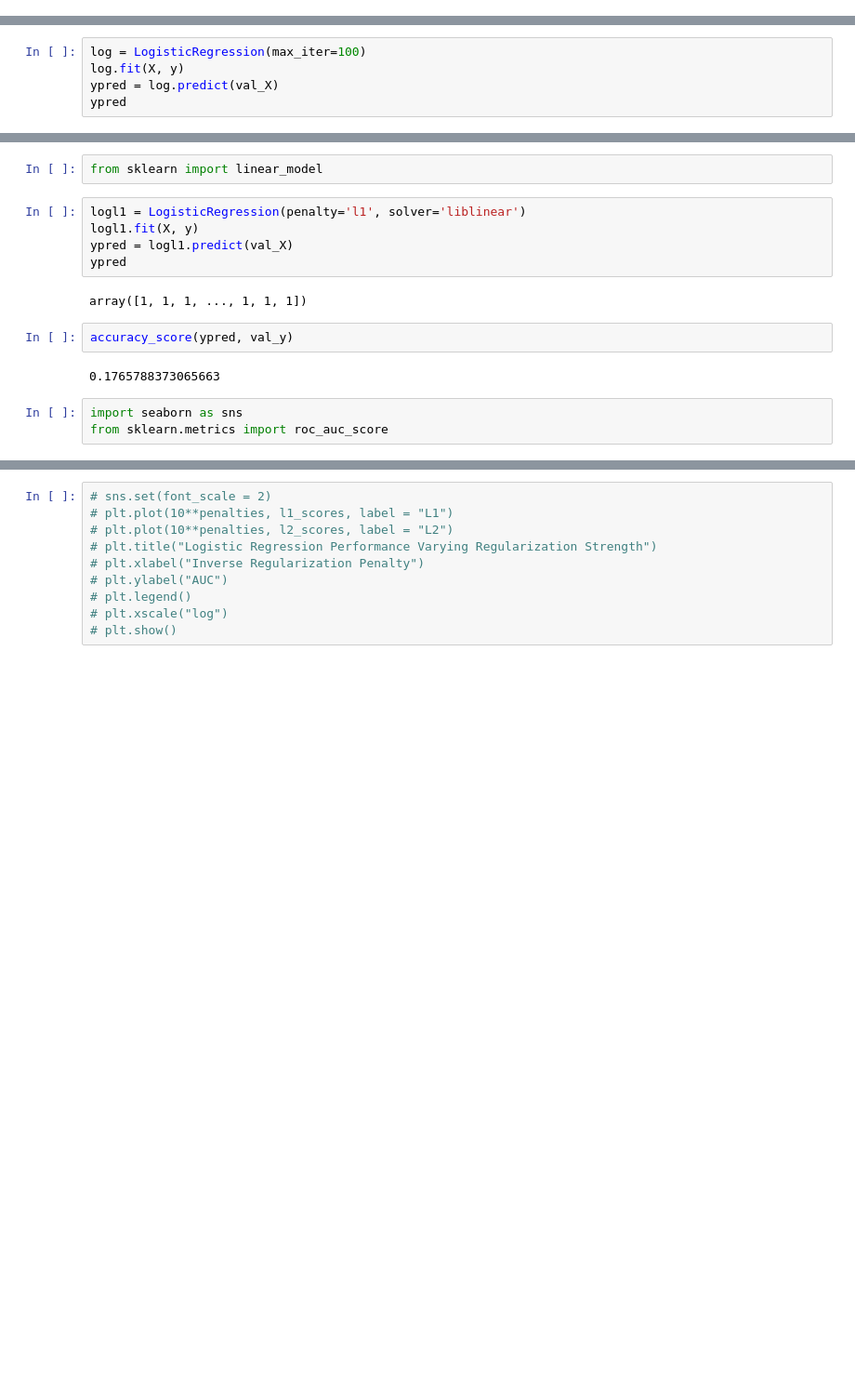
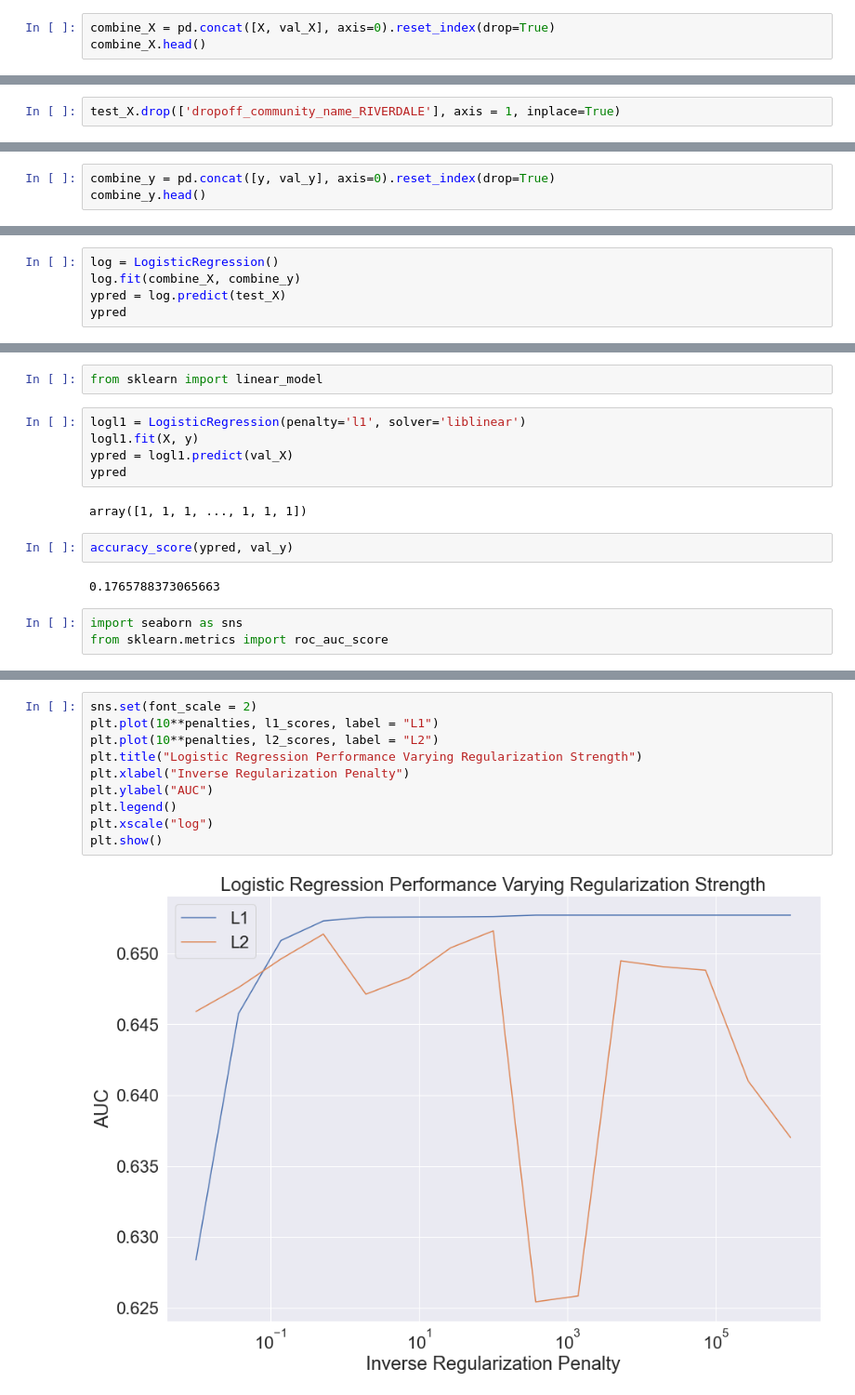
Before and after one commit to mjtv128/705-FinalProject, a Jupyter notebook: snow.ipynb, the cells around one changed output, grey strips where cells are left out. Shown at 93% size. Cells and saved outputs as stored; diff of their text form; blank space fills up the shorter version.

```diff
--- a/snow.ipynb
+++ b/snow.ipynb
@@ -322,0 +395,3 @@ X.drop(['dropoff_community_name_RIVERDALE'], axis = 1, inplace=True)
+# %%
+combine_X = pd.concat([X, val_X], axis=0).reset_index(drop=True)
+combine_X.head()
@@ -322,0 +416,2 @@ X.drop(['dropoff_community_name_RIVERDALE'], axis = 1, inplace=True)
+# %%
+test_X.drop(['dropoff_community_name_RIVERDALE'], axis = 1, inplace=True)
@@ -322,0 +424,3 @@ X.drop(['dropoff_community_name_RIVERDALE'], axis = 1, inplace=True)
+# %%
+combine_y = pd.concat([y, val_y], axis=0).reset_index(drop=True)
+combine_y.head()
@@ -323,7 +434,7 @@ X.drop(['dropoff_community_name_RIVERDALE'], axis = 1, inplace=True)
 # %%
-log = LogisticRegression(max_iter=100)
-log.fit(X, y)
-ypred = log.predict(val_X)
+log = LogisticRegression()
+log.fit(combine_X, combine_y)
+ypred = log.predict(test_X)
 ypred
 # %% [output]
 STOP: TOTAL NO. of ITERATIONS REACHED LIMIT.
@@ -384,10 +501,12 @@ from sklearn.metrics import roc_auc_score
 # %%
-# sns.set(font_scale = 2)
-# plt.plot(10**penalties, l1_scores, label = "L1")
-# plt.plot(10**penalties, l2_scores, label = "L2")
-# plt.title("Logistic Regression Performance Varying Regularization Strength")
-# plt.xlabel("Inverse Regularization Penalty")
-# plt.ylabel("AUC")
-# plt.legend()
-# plt.xscale("log")
-# plt.show()
+sns.set(font_scale = 2)
+plt.plot(10**penalties, l1_scores, label = "L1")
+plt.plot(10**penalties, l2_scores, label = "L2")
+plt.title("Logistic Regression Performance Varying Regularization Strength")
+plt.xlabel("Inverse Regularization Penalty")
+plt.ylabel("AUC")
+plt.legend()
+plt.xscale("log")
+plt.show()
+# %% [output]
+[figure, added]
```
Also changed, not shown: parts of 32 cells of this notebook, 2 other files.
